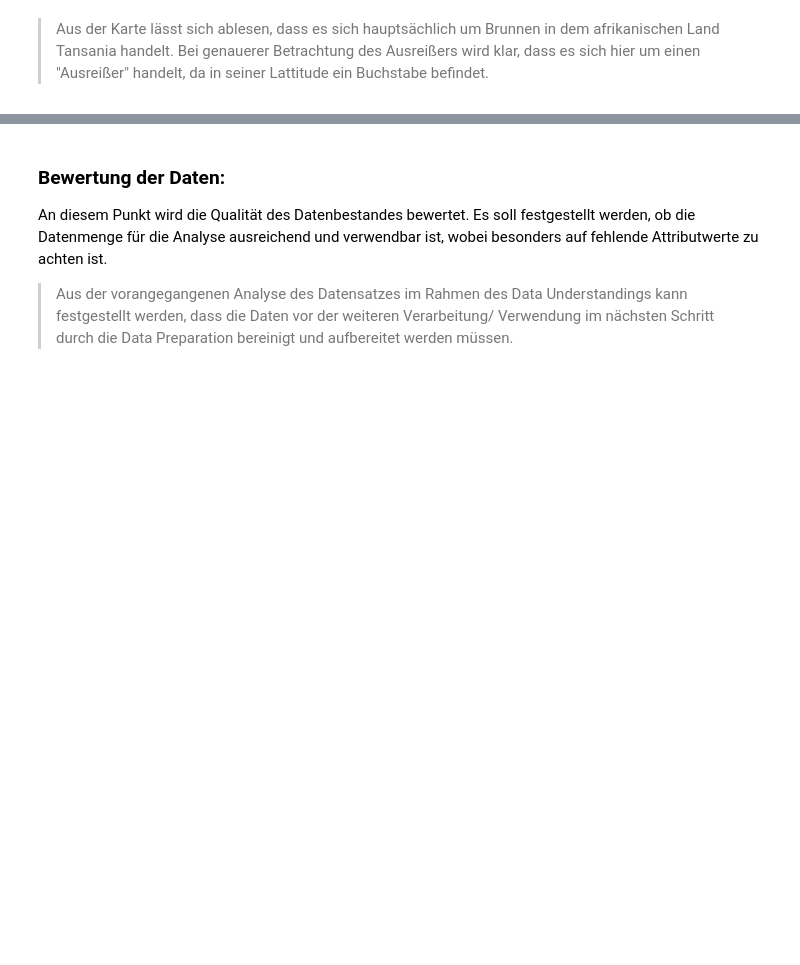
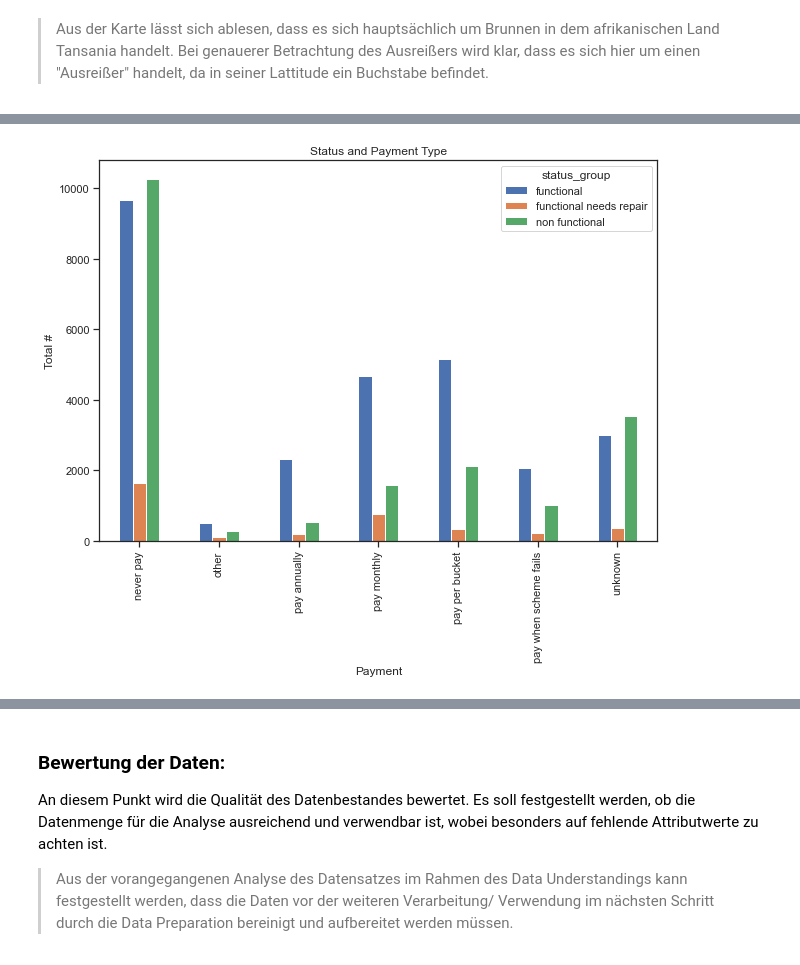
Before and after one commit to finitearth/DataExploration, a Jupyter notebook: presentation.ipynb, the cells around one changed output, grey strips where cells are left out. Cells and saved outputs as stored; diff of their text form; code cells hidden in the pictures; blank space fills up the shorter version.

```diff
--- a/presentation.ipynb
+++ b/presentation.ipynb
@@ -577,0 +690,11 @@ fig.show()
+# %%
+# Examine the functionality of pumps based on payment type.
+train_data.groupby('payment')['status_group']\
+    .value_counts()\
+    .unstack(level=1)\
+    .plot.bar(figsize=(10,7))\
+    .set(ylabel='Total #',
+       xlabel='Payment',
+       title='Status and Payment Type');
+# %% [output]
+[figure, added]
```
Also changed, not shown: parts of 13 cells of this notebook, 1 other file.
